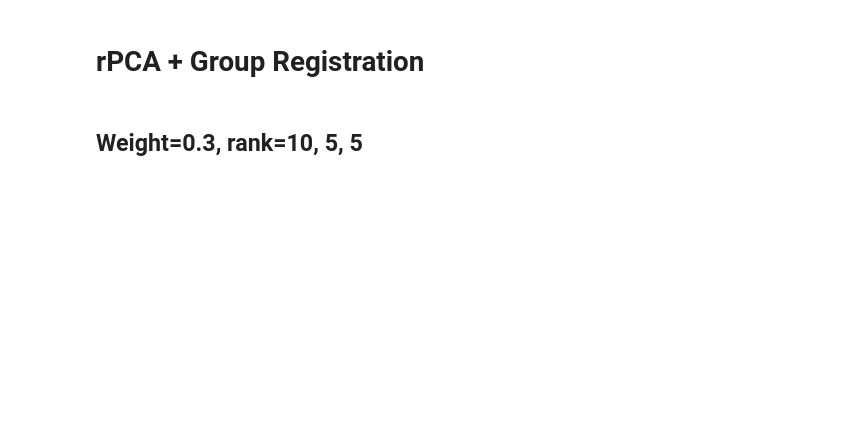
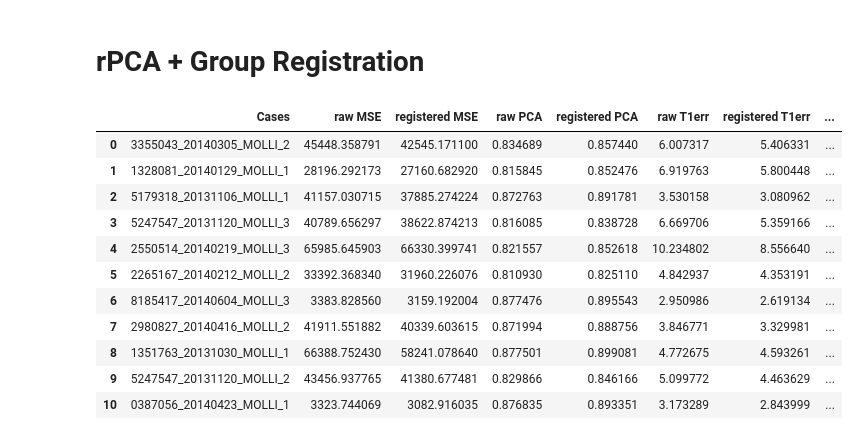
Before and after one commit to voxelmorph/voxelmorph, a Jupyter notebook: notebooks/rPCA_compare.ipynb, the cells around one changed output. Saved outputs shown, nothing was run; the diff lists cells and outputs as text; code cells hidden in the pictures; blank space fills up the shorter version.

```diff
--- a/notebooks/rPCA_compare.ipynb
+++ b/notebooks/rPCA_compare.ipynb
@@ -19,2 +2,0 @@ import voxelmorph_group as vxm  # nopep8
-# %% [markdown]
-## Weight=0.3, rank=10, 5, 5
@@ -73,0 +3,19 @@ logger.log_dataframe(df, 'Results', path=os.path.join(
+# %%
+import pandas as pd
+
+file = '../results/MOLLI_post/group/rank_10_5_5/jointcorrelation/l2/image_loss_weight1/weight0.3/bspline/cps4_svfsteps7_svfscale1/e100/final_summary/results.csv'
+df = pd.read_csv(file)
+df
+# %% [output]
+|  | Cases | raw MSE | registered MSE | raw PCA | registered PCA | raw T1err | registered T1err | ... |
+| 0 | 3355043_20140305_MOLLI_2 | 45448.358791 | 42545.171100 | 0.834689 | 0.857440 | 6.007317 | 5.406331 | ... |
+| 1 | 1328081_20140129_MOLLI_1 | 28196.292173 | 27160.682920 | 0.815845 | 0.852476 | 6.919763 | 5.800448 | ... |
+| 2 | 5179318_20131106_MOLLI_1 | 41157.030715 | 37885.274224 | 0.872763 | 0.891781 | 3.530158 | 3.080962 | ... |
+| 3 | 5247547_20131120_MOLLI_3 | 40789.656297 | 38622.874213 | 0.816085 | 0.838728 | 6.669706 | 5.359166 | ... |
+| 4 | 2550514_20140219_MOLLI_3 | 65985.645903 | 66330.399741 | 0.821557 | 0.852618 | 10.234802 | 8.556640 | ... |
+| 5 | 2265167_20140212_MOLLI_2 | 33392.368340 | 31960.226076 | 0.810930 | 0.825110 | 4.842937 | 4.353191 | ... |
+| 6 | 8185417_20140604_MOLLI_3 | 3383.828560 | 3159.192004 | 0.877476 | 0.895543 | 2.950986 | 2.619134 | ... |
+| 7 | 2980827_20140416_MOLLI_2 | 41911.551882 | 40339.603615 | 0.871994 | 0.888756 | 3.846771 | 3.329981 | ... |
+| 8 | 1351763_20131030_MOLLI_1 | 66388.752430 | 58241.078640 | 0.877501 | 0.899081 | 4.772675 | 4.593261 | ... |
+| 9 | 5247547_20131120_MOLLI_2 | 43456.937765 | 41380.677481 | 0.829866 | 0.846166 | 5.099772 | 4.463629 | ... |
+| 10 | 0387056_20140423_MOLLI_1 | 3323.744069 | 3082.916035 | 0.876835 | 0.893351 | 3.173289 | 2.843999 | ... |
```
Also changed, not shown: parts of 8 cells of this notebook, 8 other files.
